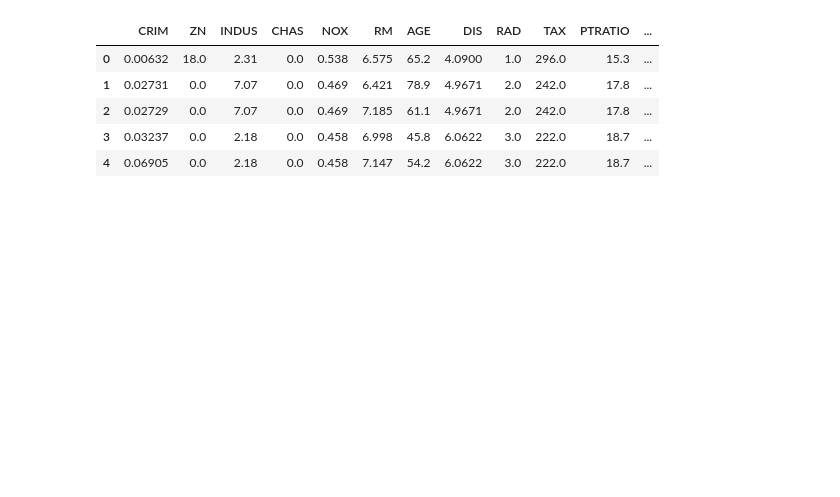
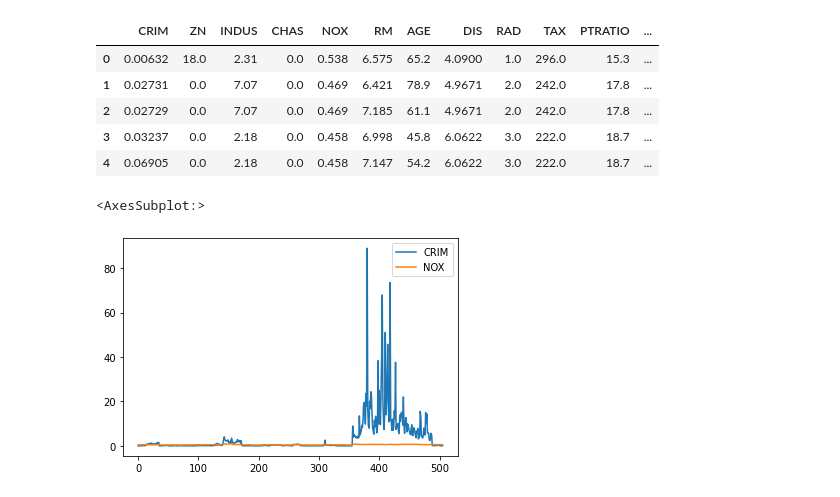
Before and after one commit to DiplomadoAI-DL-UNAL2021/samuelmesa, a Jupyter notebook: taller03_regresion_clasificacion/parte2_inmobiliario.ipynb, the cells around one changed output. Saved outputs shown, nothing was run; the diff lists cells and outputs as text; code cells hidden in the pictures; blank space fills up the shorter version.

```diff
--- a/taller03_regresion_clasificacion/parte2_inmobiliario.ipynb
+++ b/taller03_regresion_clasificacion/parte2_inmobiliario.ipynb
@@ -21,3 +23,8 @@ df.head()
 | 2 | 0.02729 | 0.0 | 7.07 | 0.0 | 0.469 | 7.185 | 61.1 | 4.9671 | 2.0 | 242.0 | 17.8 | ... |
 | 3 | 0.03237 | 0.0 | 2.18 | 0.0 | 0.458 | 6.998 | 45.8 | 6.0622 | 3.0 | 222.0 | 18.7 | ... |
 | 4 | 0.06905 | 0.0 | 2.18 | 0.0 | 0.458 | 7.147 | 54.2 | 6.0622 | 3.0 | 222.0 | 18.7 | ... |
+# %%
+df[['CRIM', 'NOX']].plot()
+# %% [output]
+<AxesSubplot:>
+[figure, added]
```
Also changed, not shown: parts of 2 cells of this notebook, 2 other files.
